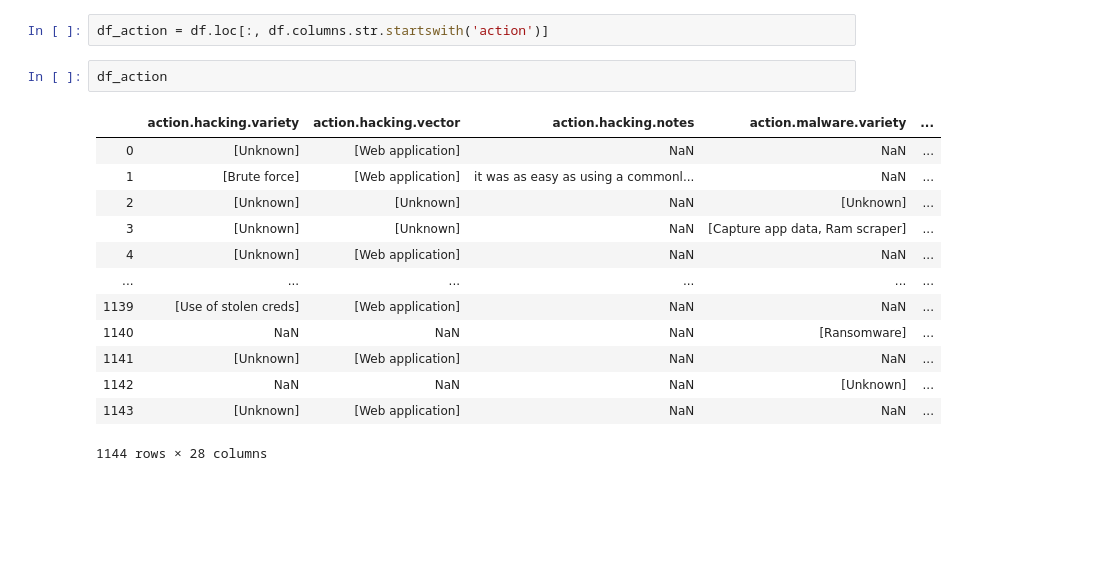
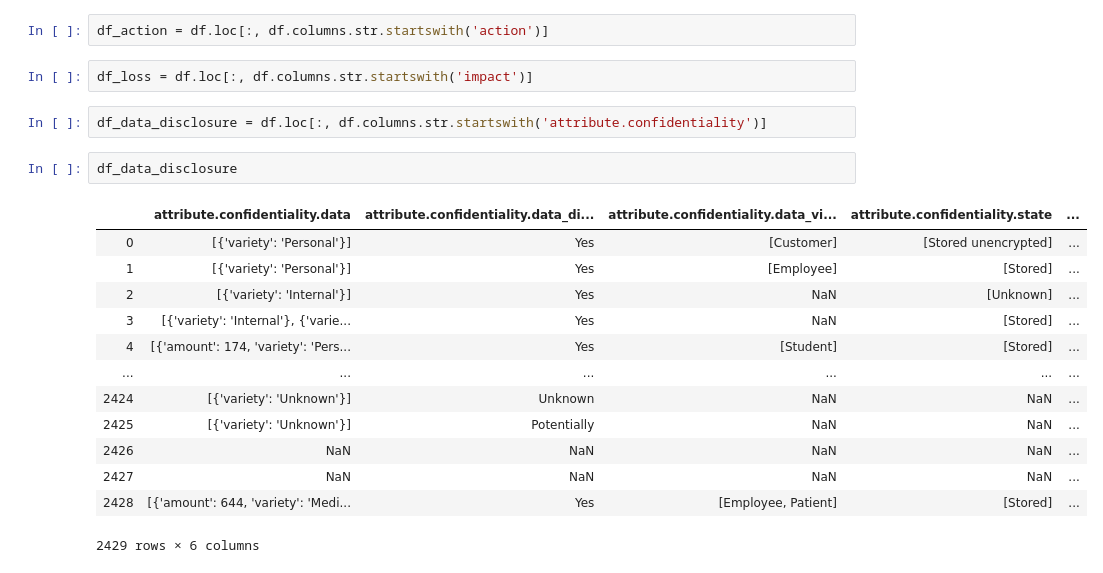
Before and after one commit to ethanpaek/CloudBleed_Project_2019, a Jupyter notebook: test.ipynb, the cells around one changed output. Cells and saved outputs as stored; diff of their text form; blank space fills up the shorter version.

```diff
--- a/test.ipynb
+++ b/test.ipynb
@@ -94,18 +91,22 @@ df
 # %%
 df_action = df.loc[:, df.columns.str.startswith('action')]
-# %%
-df_action
-# %% [output]
-|  | action.hacking.variety | action.hacking.vector | action.hacking.notes | action.malware.variety | ... |
-| 0 | [Unknown] | [Web application] | NaN | NaN | ... |
-| 1 | [Brute force] | [Web application] | it was as easy as using a commonl... | NaN | ... |
-| 2 | [Unknown] | [Unknown] | NaN | [Unknown] | ... |
-| 3 | [Unknown] | [Unknown] | NaN | [Capture app data, Ram scraper] | ... |
-| 4 | [Unknown] | [Web application] | NaN | NaN | ... |
-| ... | ... | ... | ... | ... | ... |
-| 1139 | [Use of stolen creds] | [Web application] | NaN | NaN | ... |
-| 1140 | NaN | NaN | NaN | [Ransomware] | ... |
-| 1141 | [Unknown] | [Web application] | NaN | NaN | ... |
-| 1142 | NaN | NaN | NaN | [Unknown] | ... |
-| 1143 | [Unknown] | [Web application] | NaN | NaN | ... |
-1144 rows × 28 columns
+# %%
+df_loss = df.loc[:, df.columns.str.startswith('impact')]
+# %%
+df_data_disclosure = df.loc[:, df.columns.str.startswith('attribute.confidentiality')]
+# %%
+df_data_disclosure
+# %% [output]
+|  | attribute.confidentiality.data | attribute.confidentiality.data_di... | attribute.confidentiality.data_vi... | attribute.confidentiality.state | ... |
+| 0 | [{'variety': 'Personal'}] | Yes | [Customer] | [Stored unencrypted] | ... |
+| 1 | [{'variety': 'Personal'}] | Yes | [Employee] | [Stored] | ... |
+| 2 | [{'variety': 'Internal'}] | Yes | NaN | [Unknown] | ... |
+| 3 | [{'variety': 'Internal'}, {'varie... | Yes | NaN | [Stored] | ... |
+| 4 | [{'amount': 174, 'variety': 'Pers... | Yes | [Student] | [Stored] | ... |
+| ... | ... | ... | ... | ... | ... |
+| 2424 | [{'variety': 'Unknown'}] | Unknown | NaN | NaN | ... |
+| 2425 | [{'variety': 'Unknown'}] | Potentially | NaN | NaN | ... |
+| 2426 | NaN | NaN | NaN | NaN | ... |
+| 2427 | NaN | NaN | NaN | NaN | ... |
+| 2428 | [{'amount': 644, 'variety': 'Medi... | Yes | [Employee, Patient] | [Stored] | ... |
+2429 rows × 6 columns
```
Also changed, not shown: parts of 8 cells of this notebook.
